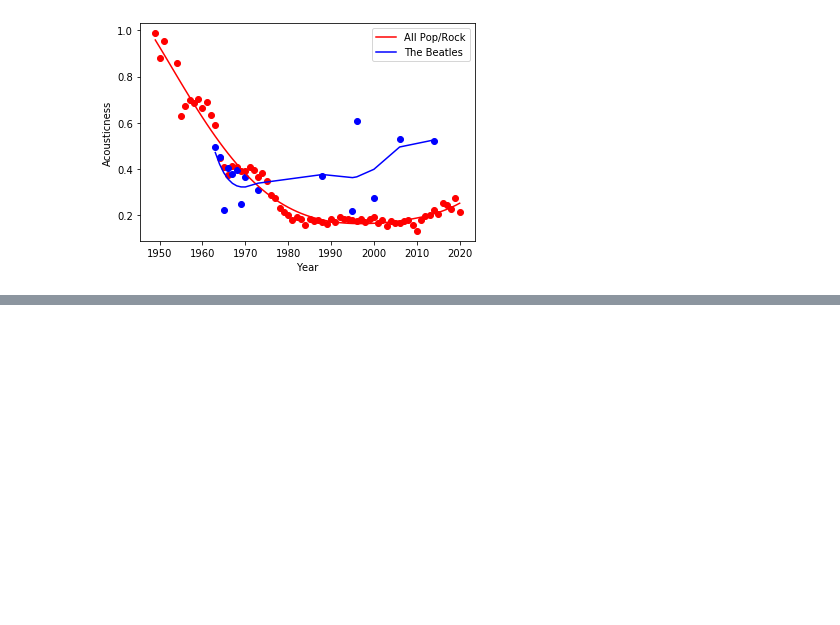
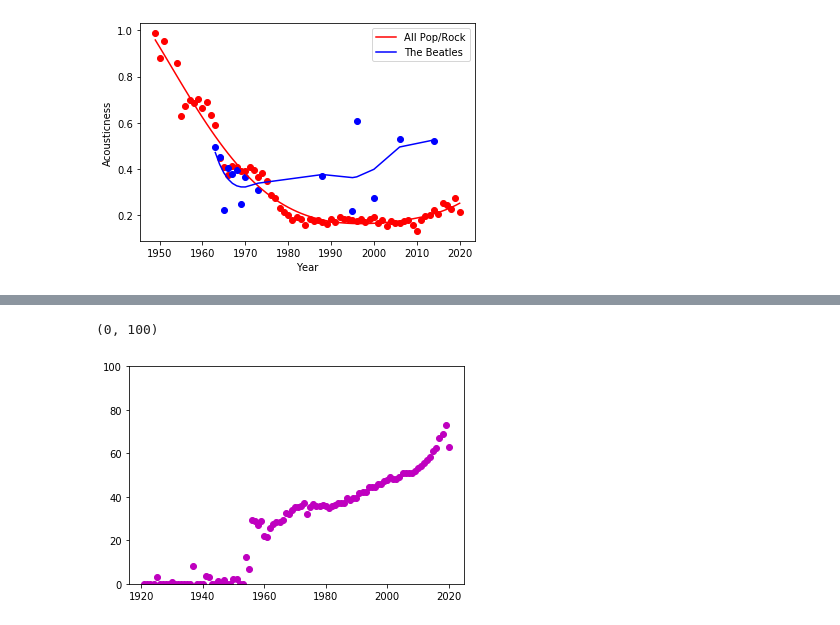
Before and after one commit to Wichaelian/ICM-2021, a Jupyter notebook: 2021_ICM_Problem_D_Data/Bullet 6.ipynb, the cells around one changed output, grey strips where cells are left out. Cells and saved outputs as stored; diff of their text form; code cells hidden in the pictures; blank space fills up the shorter version.

```diff
--- a/2021_ICM_Problem_D_Data/Bullet 6.ipynb
+++ b/2021_ICM_Problem_D_Data/Bullet 6.ipynb
@@ -400,0 +411,13 @@ acousticImportance('The Beatles')
+# %%
+songsByYear = {}
+for i in years['year']:
+    songsByYear[i] = []
+
+j = 0
+
+
+
+
+
+for i in genre:
+    oneGenreSongs = full[full['genre'] == i]
@@ -400,0 +463,18 @@ acousticImportance('The Beatles')
+# %%
+prYearlyAvgPop = []
+for i in years['year']:
+    songsOfYear = prSongs[prSongs['year']==i].loc[:,['year', 'popularity', 'genre']]
+    if len(songsOfYear) != 0:
+        yearTot = songsOfYear['popularity'].sum()
+        yearAvg = yearTot / len(songsOfYear)
+        yearAvg.round(2)
+        prYearlyAvgPop.append(yearAvg)
+    else:
+        prYearlyAvgPop.append(0.00)
+# %%
+# popularity of pop/rock songs over the years
+plt.plot(years['year'],prYearlyAvgPop, 'mo')
+plt.ylim(0,100)
+# %% [output]
+(0, 100)
+[figure, added]
```
Also changed, not shown: parts of 26 cells of this notebook.
